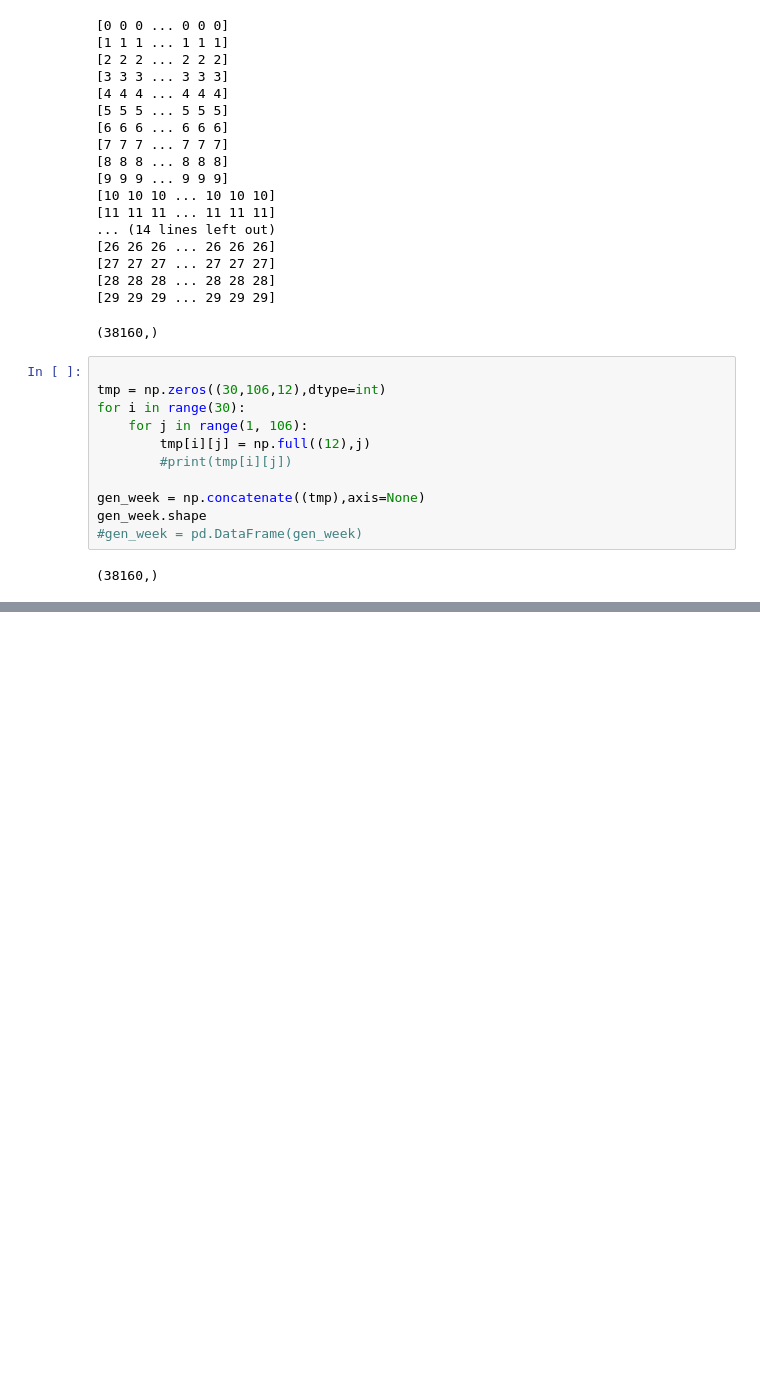
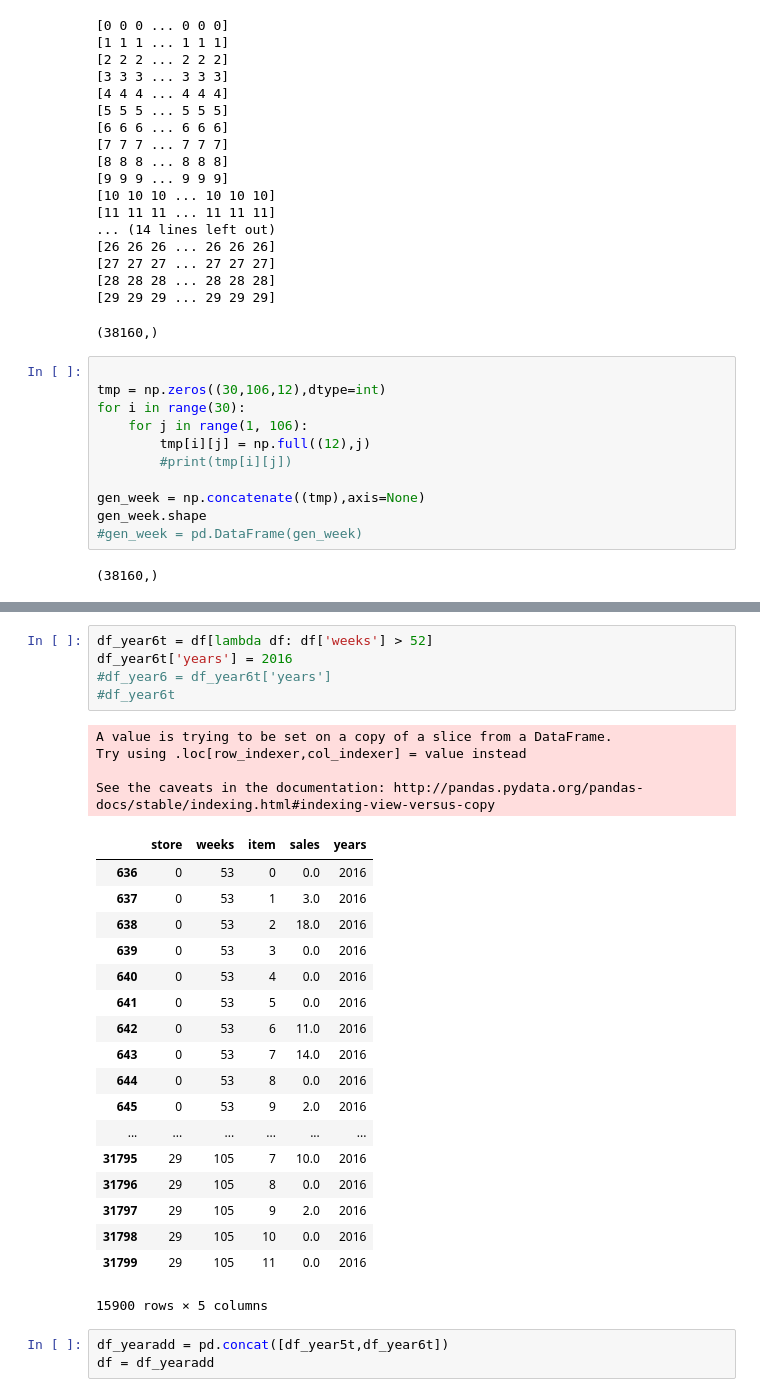
Before and after one commit to finyle/biyesheji, a Jupyter notebook: try.ipynb, the cells around one changed output, grey strips where cells are left out. Drawn from its saved outputs; the diff is of its cells as text; blank space fills up the shorter version.

```diff
--- a/try.ipynb
+++ b/try.ipynb
@@ -199,0 +480,31 @@ for i in list_store:
+# %%
+df_year6t = df[lambda df: df['weeks'] > 52]
+df_year6t['years'] = 2016
+#df_year6 = df_year6t['years']
+#df_year6t
+# %% [output]
+A value is trying to be set on a copy of a slice from a DataFrame.
+Try using .loc[row_indexer,col_indexer] = value instead
+
+See the caveats in the documentation: http://pandas.pydata.org/pandas-docs/stable/indexing.html#indexing-view-versus-copy
+|  | store | weeks | item | sales | years |
+| 636 | 0 | 53 | 0 | 0.0 | 2016 |
+| 637 | 0 | 53 | 1 | 3.0 | 2016 |
+| 638 | 0 | 53 | 2 | 18.0 | 2016 |
+| 639 | 0 | 53 | 3 | 0.0 | 2016 |
+| 640 | 0 | 53 | 4 | 0.0 | 2016 |
+| 641 | 0 | 53 | 5 | 0.0 | 2016 |
+| 642 | 0 | 53 | 6 | 11.0 | 2016 |
+| 643 | 0 | 53 | 7 | 14.0 | 2016 |
+| 644 | 0 | 53 | 8 | 0.0 | 2016 |
+| 645 | 0 | 53 | 9 | 2.0 | 2016 |
+| ... | ... | ... | ... | ... | ... |
+| 31795 | 29 | 105 | 7 | 10.0 | 2016 |
+| 31796 | 29 | 105 | 8 | 0.0 | 2016 |
+| 31797 | 29 | 105 | 9 | 2.0 | 2016 |
+| 31798 | 29 | 105 | 10 | 0.0 | 2016 |
+| 31799 | 29 | 105 | 11 | 0.0 | 2016 |
+15900 rows × 5 columns
+# %%
+df_yearadd = pd.concat([df_year5t,df_year6t])
+df = df_yearadd
```
Also changed, not shown: parts of 27 cells of this notebook, 3 other files.
